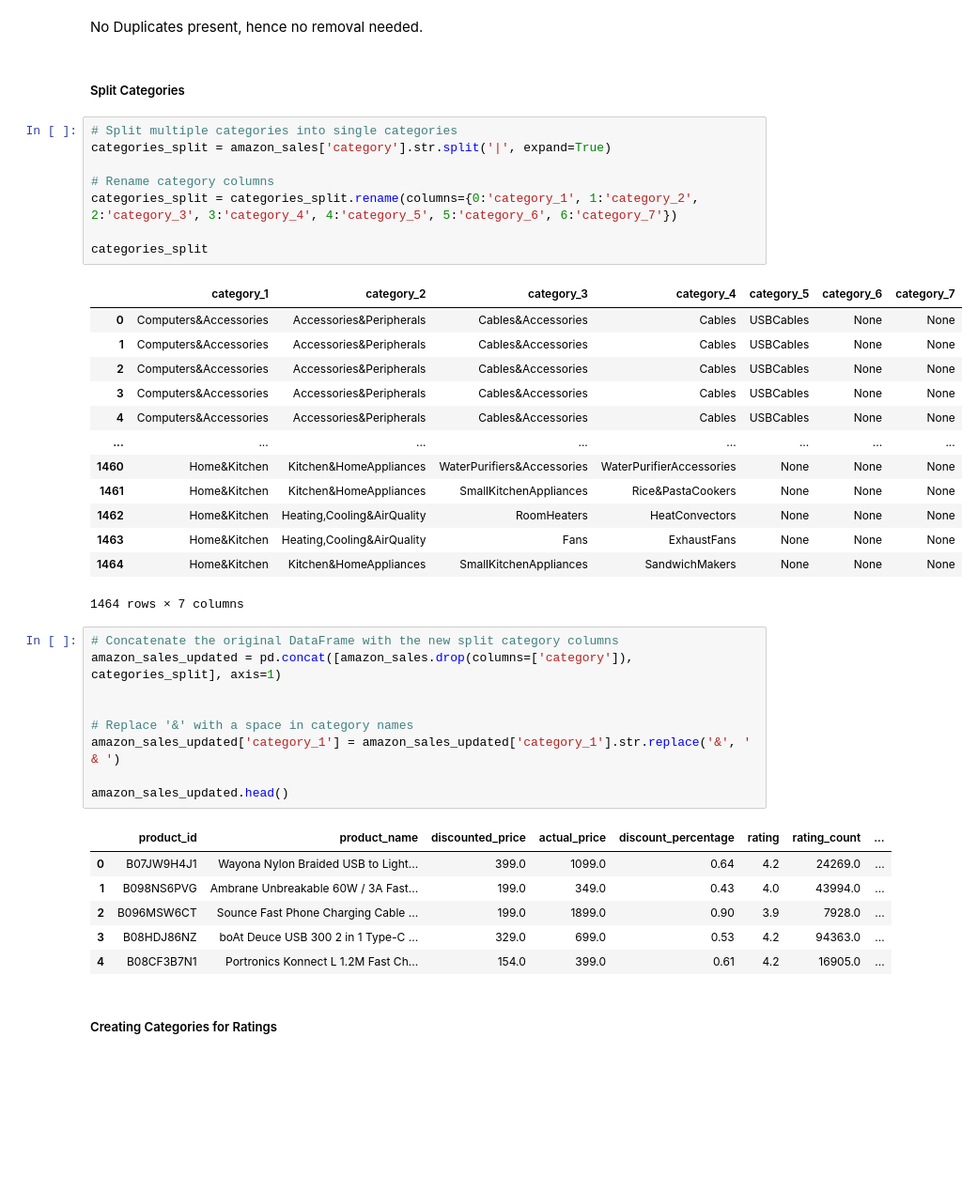
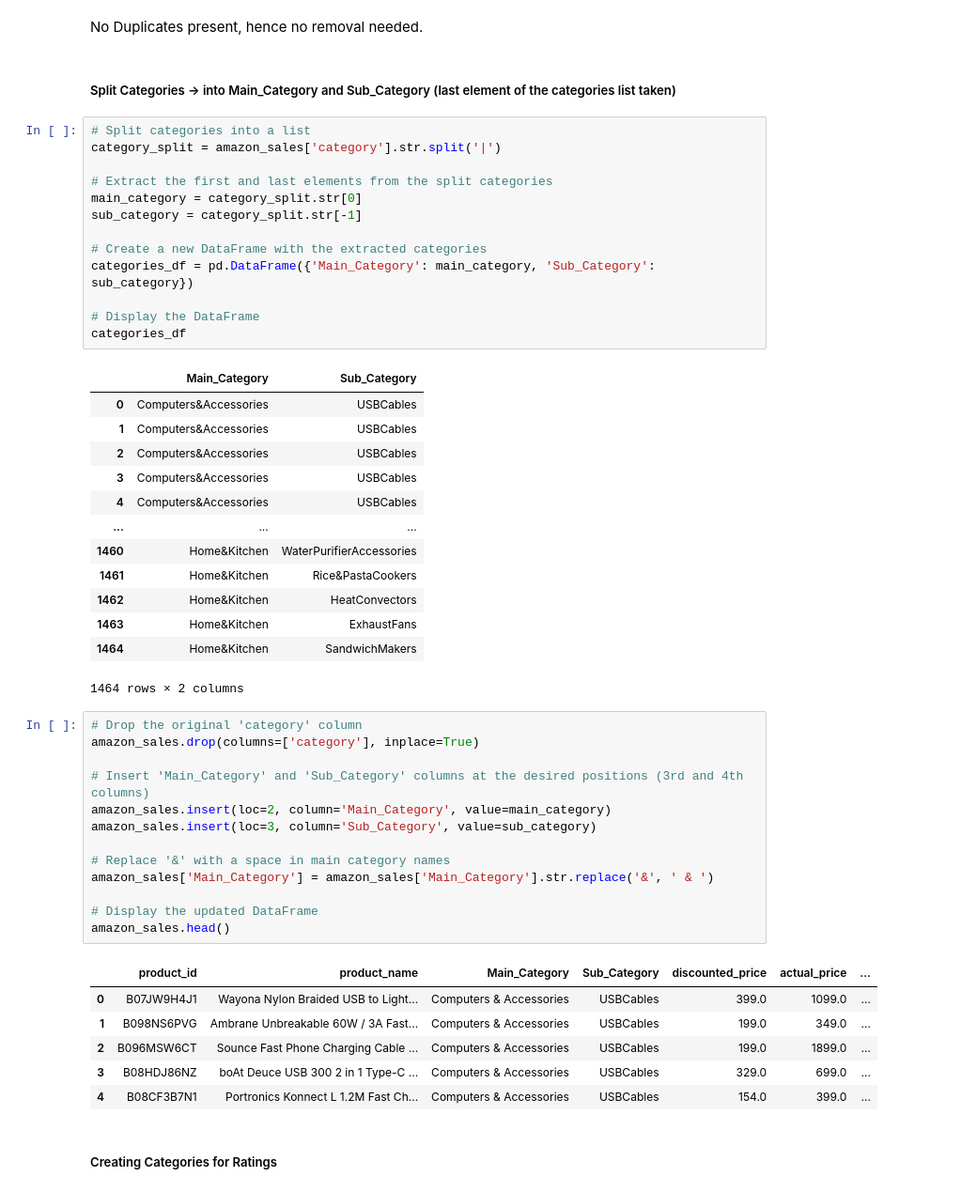
Before and after one commit to krittika2101/SC1015--Amazon-Sales-Recommendation-System, a Jupyter notebook: Amazon_Sales_Recommendation_System.ipynb, the cells around one changed output. Shown: that part at 94% size. Drawn from its saved outputs; the diff is of its cells as text; blank space fills up the shorter version.

```diff
--- a/Amazon_Sales_Recommendation_System.ipynb
+++ b/Amazon_Sales_Recommendation_System.ipynb
@@ -223,45 +225,54 @@ False
 # %% [markdown]
 No Duplicates present, hence no removal needed.
 # %% [markdown]
-##### Split Categories
+##### Split Categories -> into Main_Category and Sub_Category  (last element of the categories list taken)
 # %%
-# Split multiple categories into single categories
-categories_split = amazon_sales['category'].str.split('|', expand=True)
+# Split categories into a list
+category_split = amazon_sales['category'].str.split('|')
 
-# Rename category columns
-categories_split = categories_split.rename(columns={0:'category_1', 1:'category_2', 2:'category_3', 3:'category_4', 4:'category_5', 5:'category_6', 6:'category_7'})
+# Extract the first and last elements from the split categories
+main_category = category_split.str[0]
+sub_category = category_split.str[-1]
 
-categories_split
+# Create a new DataFrame with the extracted categories
+categories_df = pd.DataFrame({'Main_Category': main_category, 'Sub_Category': sub_category})
+
+# Display the DataFrame
+categories_df
 # %% [output]
-|  | category_1 | category_2 | category_3 | category_4 | category_5 | category_6 | category_7 |
-| 0 | Computers&Accessories | Accessories&Peripherals | Cables&Accessories | Cables | USBCables | None | None |
-| 1 | Computers&Accessories | Accessories&Peripherals | Cables&Accessories | Cables | USBCables | None | None |
-| 2 | Computers&Accessories | Accessories&Peripherals | Cables&Accessories | Cables | USBCables | None | None |
-| 3 | Computers&Accessories | Accessories&Peripherals | Cables&Accessories | Cables | USBCables | None | None |
-| 4 | Computers&Accessories | Accessories&Peripherals | Cables&Accessories | Cables | USBCables | None | None |
-| ... | ... | ... | ... | ... | ... | ... | ... |
-| 1460 | Home&Kitchen | Kitchen&HomeAppliances | WaterPurifiers&Accessories | WaterPurifierAccessories | None | None | None |
-| 1461 | Home&Kitchen | Kitchen&HomeAppliances | SmallKitchenAppliances | Rice&PastaCookers | None | None | None |
-| 1462 | Home&Kitchen | Heating,Cooling&AirQuality | RoomHeaters | HeatConvectors | None | None | None |
-| 1463 | Home&Kitchen | Heating,Cooling&AirQuality | Fans | ExhaustFans | None | None | None |
-| 1464 | Home&Kitchen | Kitchen&HomeAppliances | SmallKitchenAppliances | SandwichMakers | None | None | None |
+|  | Main_Category | Sub_Category |
+| 0 | Computers&Accessories | USBCables |
+| 1 | Computers&Accessories | USBCables |
+| 2 | Computers&Accessories | USBCables |
+| 3 | Computers&Accessories | USBCables |
+| 4 | Computers&Accessories | USBCables |
+| ... | ... | ... |
+| 1460 | Home&Kitchen | WaterPurifierAccessories |
+| 1461 | Home&Kitchen | Rice&PastaCookers |
+| 1462 | Home&Kitchen | HeatConvectors |
+| 1463 | Home&Kitchen | ExhaustFans |
+| 1464 | Home&Kitchen | SandwichMakers |
-1464 rows × 7 columns
+1464 rows × 2 columns
 # %%
-# Concatenate the original DataFrame with the new split category columns
-amazon_sales_updated = pd.concat([amazon_sales.drop(columns=['category']), categories_split], axis=1)
+# Drop the original 'category' column
+amazon_sales.drop(columns=['category'], inplace=True)
 
+# Insert 'Main_Category' and 'Sub_Category' columns at the desired positions (3rd and 4th columns)
+amazon_sales.insert(loc=2, column='Main_Category', value=main_category)
+amazon_sales.insert(loc=3, column='Sub_Category', value=sub_category)
 
-# Replace '&' with a space in category names
-amazon_sales_updated['category_1'] = amazon_sales_updated['category_1'].str.replace('&', ' & ')
+# Replace '&' with a space in main category names
+amazon_sales['Main_Category'] = amazon_sales['Main_Category'].str.replace('&', ' & ')
 
-amazon_sales_updated.head()
+# Display the updated DataFrame
+amazon_sales.head()
 # %% [output]
-|  | product_id | product_name | discounted_price | actual_price | discount_percentage | rating | rating_count | ... |
-| 0 | B07JW9H4J1 | Wayona Nylon Braided USB to Light... | 399.0 | 1099.0 | 0.64 | 4.2 | 24269.0 | ... |
-| 1 | B098NS6PVG | Ambrane Unbreakable 60W / 3A Fast... | 199.0 | 349.0 | 0.43 | 4.0 | 43994.0 | ... |
-| 2 | B096MSW6CT | Sounce Fast Phone Charging Cable ... | 199.0 | 1899.0 | 0.90 | 3.9 | 7928.0 | ... |
-| 3 | B08HDJ86NZ | boAt Deuce USB 300 2 in 1 Type-C ... | 329.0 | 699.0 | 0.53 | 4.2 | 94363.0 | ... |
-| 4 | B08CF3B7N1 | Portronics Konnect L 1.2M Fast Ch... | 154.0 | 399.0 | 0.61 | 4.2 | 16905.0 | ... |
+|  | product_id | product_name | Main_Category | Sub_Category | discounted_price | actual_price | ... |
+| 0 | B07JW9H4J1 | Wayona Nylon Braided USB to Light... | Computers & Accessories | USBCables | 399.0 | 1099.0 | ... |
+| 1 | B098NS6PVG | Ambrane Unbreakable 60W / 3A Fast... | Computers & Accessories | USBCables | 199.0 | 349.0 | ... |
+| 2 | B096MSW6CT | Sounce Fast Phone Charging Cable ... | Computers & Accessories | USBCables | 199.0 | 1899.0 | ... |
+| 3 | B08HDJ86NZ | boAt Deuce USB 300 2 in 1 Type-C ... | Computers & Accessories | USBCables | 329.0 | 699.0 | ... |
+| 4 | B08CF3B7N1 | Portronics Konnect L 1.2M Fast Ch... | Computers & Accessories | USBCables | 154.0 | 399.0 | ... |
 # %% [markdown]
 ##### Creating Categories for Ratings
 # %%
```
Also changed, not shown: parts of 11 cells of this notebook.
